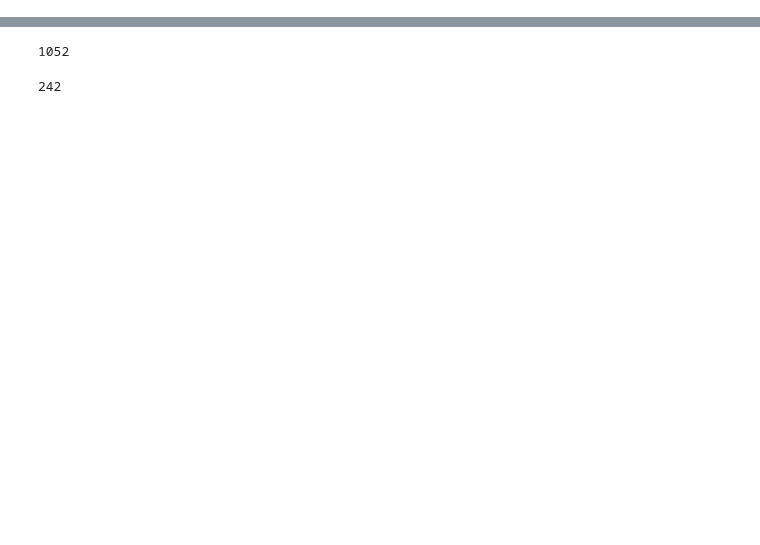
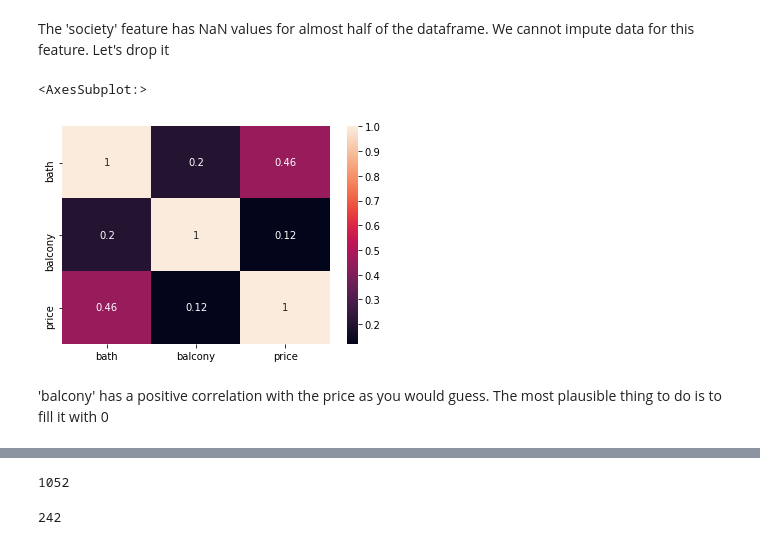
Before and after one commit to Ak27-18/Bengaluru-Housing-Price, a Jupyter notebook: Housing Price.ipynb, the cells around one changed output, grey strips where cells are left out. Cells and saved outputs as stored; diff of their text form; code cells hidden in the pictures; blank space fills up the shorter version.

```diff
--- a/Housing Price.ipynb
+++ b/Housing Price.ipynb
@@ -254,0 +7,3 @@ Name: location, Length: 1293, dtype: int64
+# %%
+df = pd.read_csv('../DATA/Bengaluru_House_Data.csv')
+df.head()
@@ -254,0 +64,11 @@ Name: location, Length: 1293, dtype: int64
+# %% [markdown]
+The 'society' feature has NaN values for almost half of the dataframe. We cannot impute data for this feature. Let's drop it
+# %%
+df.drop('society',axis=1,inplace=True)
+# %%
+sns.heatmap(data=df.corr(),annot=True)
+# %% [output]
+<AxesSubplot:>
+[figure, added]
+# %% [markdown]
+'balcony' has a positive correlation with the price as you would guess. The most plausible thing to do is to fill it with 0
```
Also changed, not shown: parts of 107 cells of this notebook.
